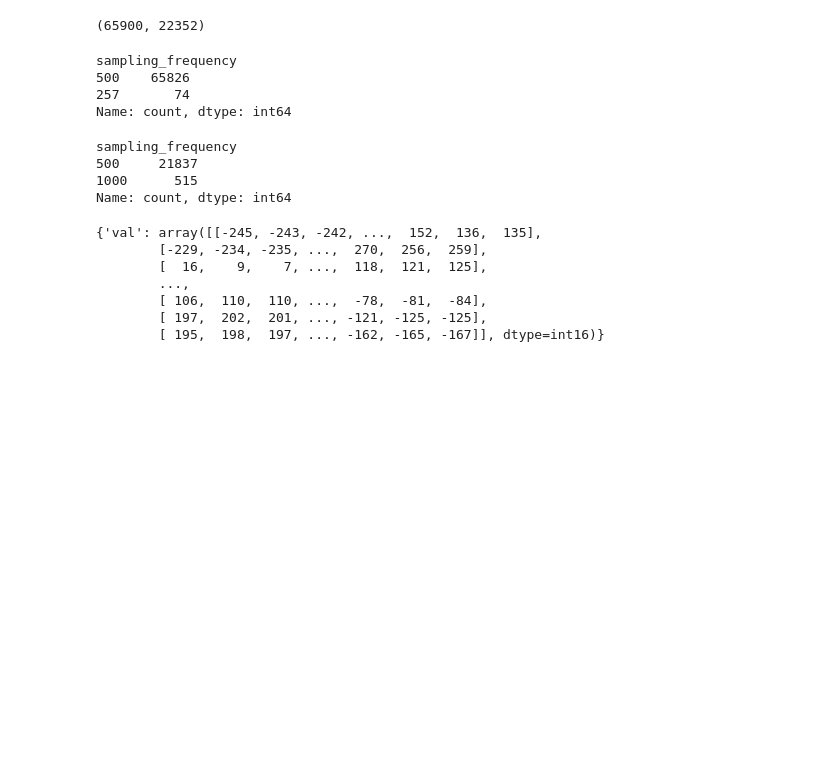
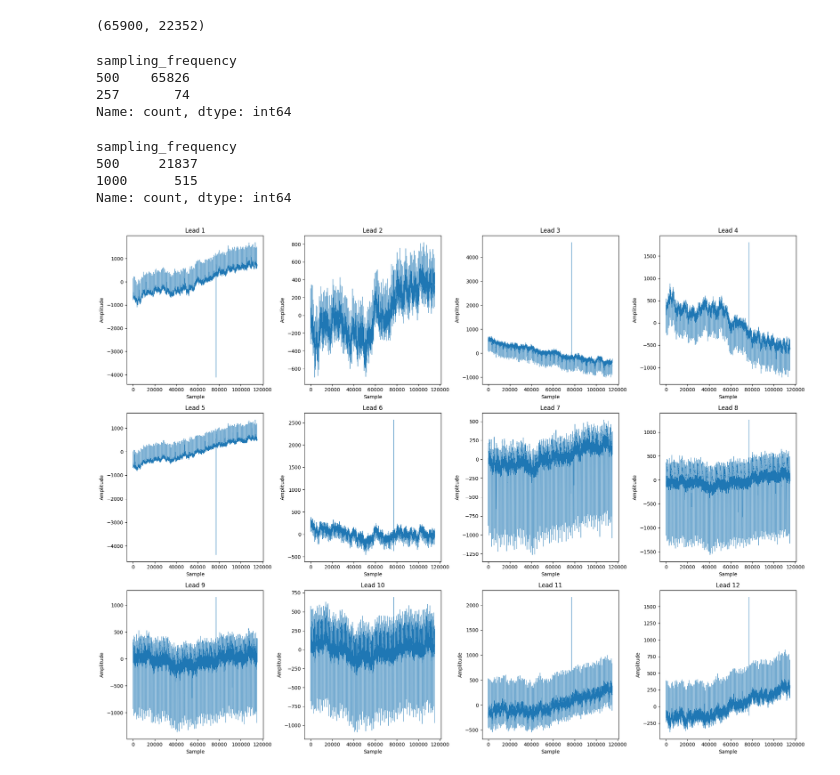
Before and after one commit to naavie/ECG_Project, a Jupyter notebook: Notebooks/PhysioNet2021(Current Version).ipynb, the cells around one changed output. Saved outputs shown, nothing was run; the diff lists cells and outputs as text; code cells hidden in the pictures; blank space fills up the shorter version.

```diff
--- a/Notebooks/PhysioNet2021(Current Version).ipynb
+++ b/Notebooks/PhysioNet2021(Current Version).ipynb
@@ -222,10 +222,10 @@ class PhysioNetDataset(torch.utils.data.Dataset):
     def plot_record(self, index):
         mat_file_path = self._mat_files[index]
         data = sio.loadmat(mat_file_path)
-        fig, axs = plt.subplots(nrows=3, ncols=4, figsize=(12, 8))
+        fig, axs = plt.subplots(nrows=3, ncols=4, figsize=(20, 15))
 
         for i, ax in enumerate(axs.flat):
-            ax.plot(data['val'][i])
+            ax.plot(data['val'][i], linewidth=0.5)
             ax.set_xlabel('Sample')
             ax.set_ylabel('Amplitude')
             ax.set_title(f'Lead {i+1}')
@@ -349,13 +394,7 @@ sampling_frequency
 500     21837
 1000      515
 Name: count, dtype: int64
-# %%
-val_set[0][1]
-# %% [output]
-{'val': array([[-245, -243, -242, ...,  152,  136,  135],
-        [-229, -234, -235, ...,  270,  256,  259],
-        [  16,    9,    7, ...,  118,  121,  125],
-        ...,
-        [ 106,  110,  110, ...,  -78,  -81,  -84],
-        [ 197,  202,  201, ..., -121, -125, -125],
-        [ 195,  198,  197, ..., -162, -165, -167]], dtype=int16)}
+# %%
+val_set.plot_record(5)
+# %% [output]
+[figure, added]
```
Also changed, not shown: parts of 10 cells of this notebook, 3 other files.
